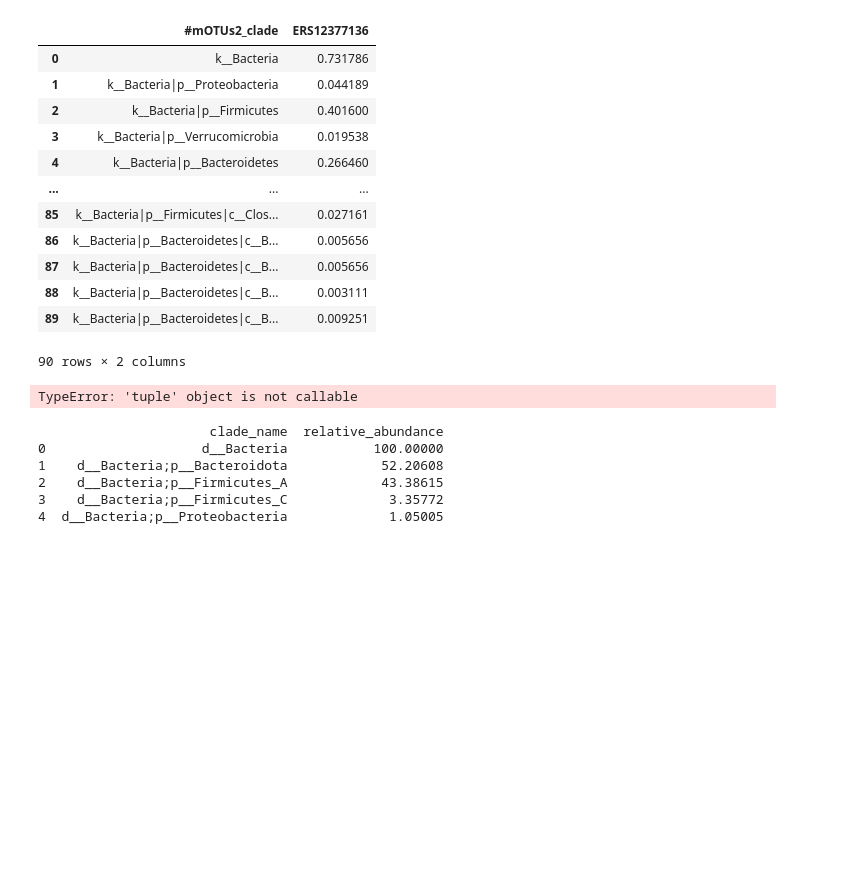
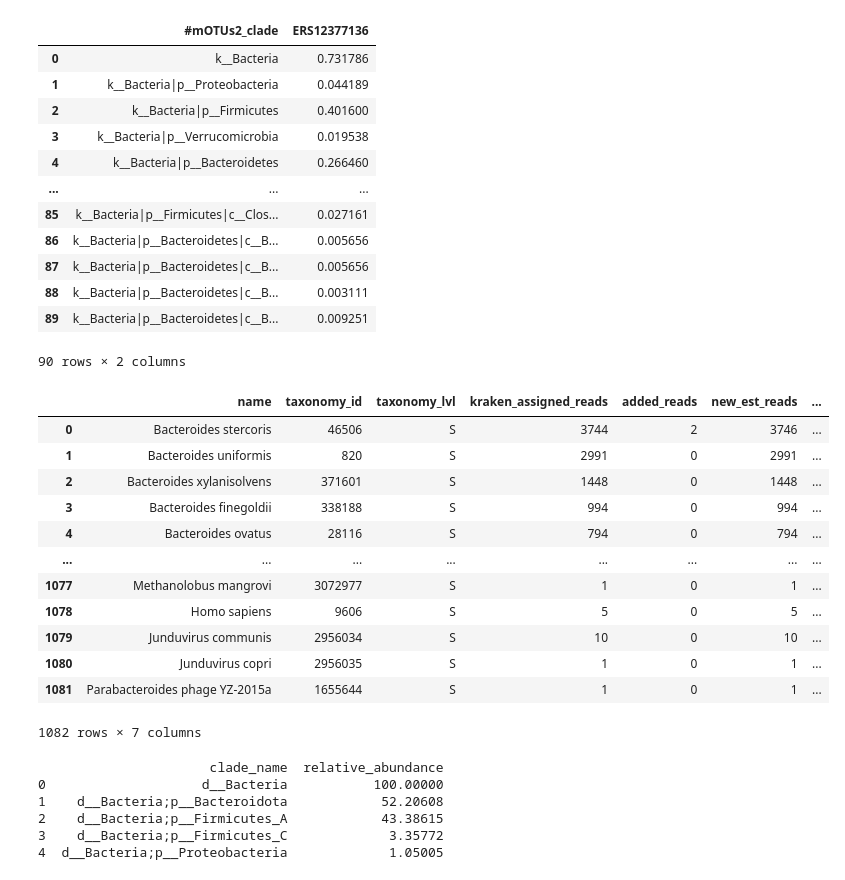
Before and after one commit to vivekbibs/IS4, a Jupyter notebook: compare_outputs/mpa_to_sylph.ipynb, the cells around one changed output. Cells and saved outputs as stored; diff of their text form; code cells hidden in the pictures; blank space fills up the shorter version.

```diff
--- a/compare_outputs/mpa_to_sylph.ipynb
+++ b/compare_outputs/mpa_to_sylph.ipynb
@@ -4,11 +4,14 @@ import pandas as pd
 path_to_mpa_output="/shared/projects/mudis4ls_is4_benchmark/test_results/metaphlan/metaphlan_output_gtdb.txt"
 path_to_sylph_output="/shared/projects/mudis4ls_is4_benchmark/test_results/sylph/ERS12377136.fastq.gz.sylphmpa"
 path_to_motus_output="/shared/projects/mudis4ls_is4_benchmark/test_results/motus/results.txt"
+path_to_bracken_output="/shared/projects/mudis4ls_is4_benchmark/test_results/kraken/gtdb/test_Species.bracken"
 # %%
 # Charger les fichiers en DataFrames
 df_metaphlan = pd.read_csv(path_to_mpa_output, sep="\t", skiprows=1 )
 df_sylph = pd.read_csv(path_to_sylph_output, sep="\t", skiprows=1)
 df_motus= pd.read_csv(path_to_motus_output, sep="\t")
+# %%
+df_bracken=pd.read_csv(path_to_bracken_output, sep="\t")
 # %%
 df_motus
 # %% [output]
@@ -26,9 +29,23 @@ df_motus
 | 89 | k__Bacteria|p__Bacteroidetes|c__B... | 0.009251 |
 90 rows × 2 columns
 # %%
-df_motus = df_motus.rename(columns=("ERS12377136": "abundance_motus"))
+df_motus = df_motus.rename(columns={"ERS12377136": "abundance_motus"})
-# %% [output]
-TypeError: 'tuple' object is not callable
+# %%
+df_bracken
+# %% [output]
+|  | name | taxonomy_id | taxonomy_lvl | kraken_assigned_reads | added_reads | new_est_reads | ... |
+| 0 | Bacteroides stercoris | 46506 | S | 3744 | 2 | 3746 | ... |
+| 1 | Bacteroides uniformis | 820 | S | 2991 | 0 | 2991 | ... |
+| 2 | Bacteroides xylanisolvens | 371601 | S | 1448 | 0 | 1448 | ... |
+| 3 | Bacteroides finegoldii | 338188 | S | 994 | 0 | 994 | ... |
+| 4 | Bacteroides ovatus | 28116 | S | 794 | 0 | 794 | ... |
+| ... | ... | ... | ... | ... | ... | ... | ... |
+| 1077 | Methanolobus mangrovi | 3072977 | S | 1 | 0 | 1 | ... |
+| 1078 | Homo sapiens | 9606 | S | 5 | 0 | 5 | ... |
+| 1079 | Junduvirus communis | 2956034 | S | 10 | 0 | 10 | ... |
+| 1080 | Junduvirus copri | 2956035 | S | 1 | 0 | 1 | ... |
+| 1081 | Parabacteroides phage YZ-2015a | 1655644 | S | 1 | 0 | 1 | ... |
+1082 rows × 7 columns
 # %%
 # Modifier le nom de la première colonne
 df_metaphlan = df_metaphlan.rename(columns={df_metaphlan.columns[0]: df_metaphlan.columns[0][1:]})
```
Also changed, not shown: parts of 10 cells of this notebook, 1 other file.
